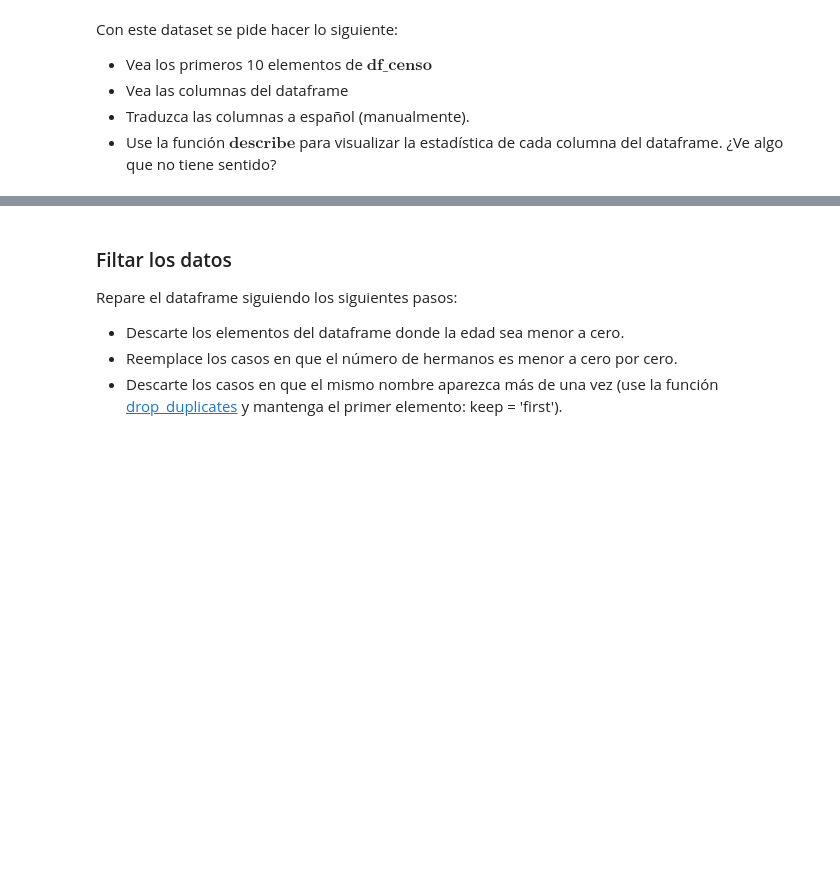
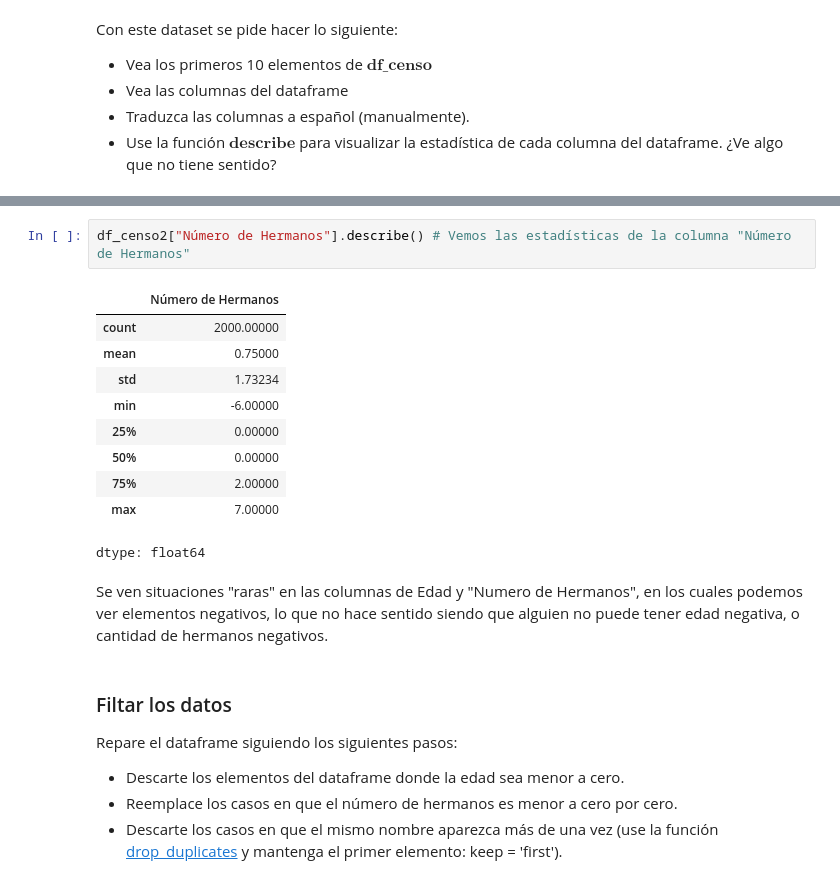
Before and after one commit to AstroOlguin/Tarea-1, a Jupyter notebook: Tarea_1.ipynb, the cells around one changed output, grey strips where cells are left out. Saved outputs shown, nothing was run; the diff lists cells and outputs as text; blank space fills up the shorter version.

```diff
--- a/Tarea_1.ipynb
+++ b/Tarea_1.ipynb
@@ -264,3 +350,18 @@ Con este dataset se pide hacer lo siguiente:
+# %%
+df_censo2["Número de Hermanos"].describe() # Vemos las estadísticas de la columna "Número de Hermanos"
+# %% [output]
+|  | Número de Hermanos |
+| count | 2000.00000 |
+| mean | 0.75000 |
+| std | 1.73234 |
+| min | -6.00000 |
+| 25% | 0.00000 |
+| 50% | 0.00000 |
+| 75% | 2.00000 |
+| max | 7.00000 |
+dtype: float64
+# %% [markdown]
+Se ven situaciones "raras" en las columnas de Edad y "Numero de Hermanos", en los cuales podemos ver elementos negativos, lo que no hace sentido siendo que alguien no puede tener edad negativa, o cantidad de hermanos negativos.
 # %% [markdown]
 ### Filtar los datos
 
```
Also changed, not shown: parts of 13 cells of this notebook.
